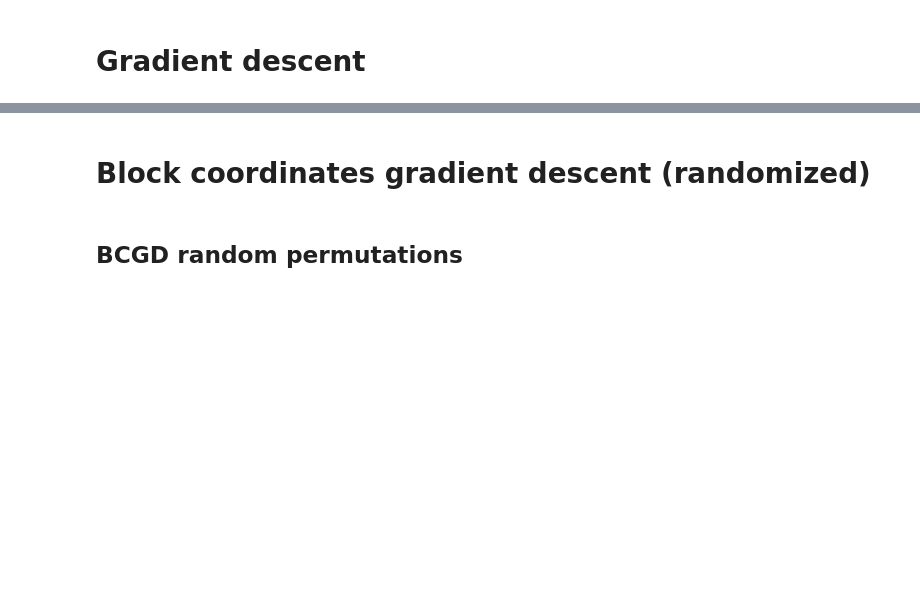
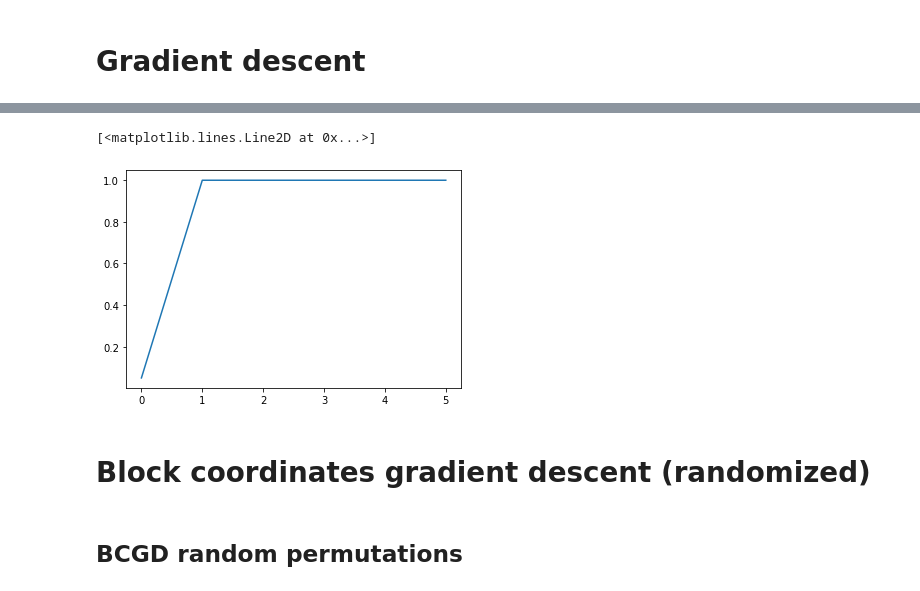
Before and after one commit to PashaIanko/Semi-Supervised-Labelling, a Jupyter notebook: main_notebook.ipynb, the cells around one changed output, grey strips where cells are left out. Drawn from its saved outputs; the diff is of its cells as text; code cells hidden in the pictures; blank space fills up the shorter version.

```diff
--- a/main_notebook.ipynb
+++ b/main_notebook.ipynb
@@ -203,3 +205,8 @@ plt.grid()
+# %%
+plt.plot(solver.accuracies)
+# %% [output]
+[<matplotlib.lines.Line2D at 0x...>]
+[figure, added]
 # %% [markdown]
 # Block coordinates gradient descent (randomized)
 # %% [markdown]
```
Also changed, not shown: parts of 16 cells of this notebook, 4 other files.
